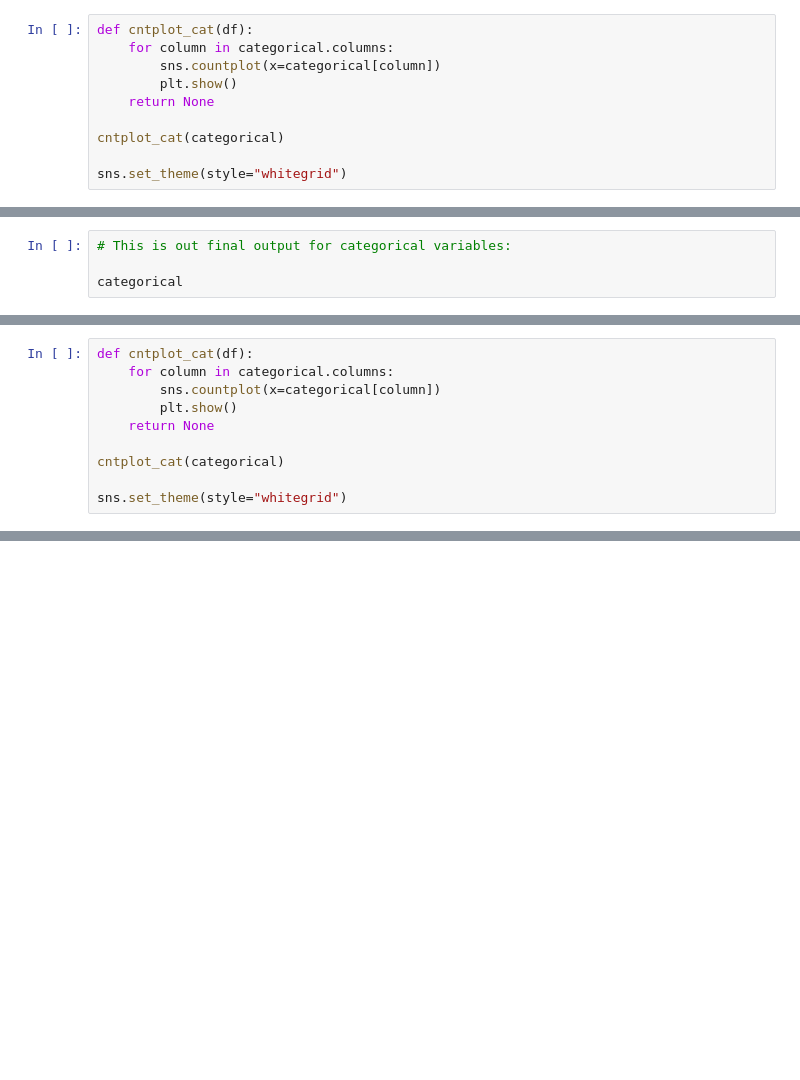
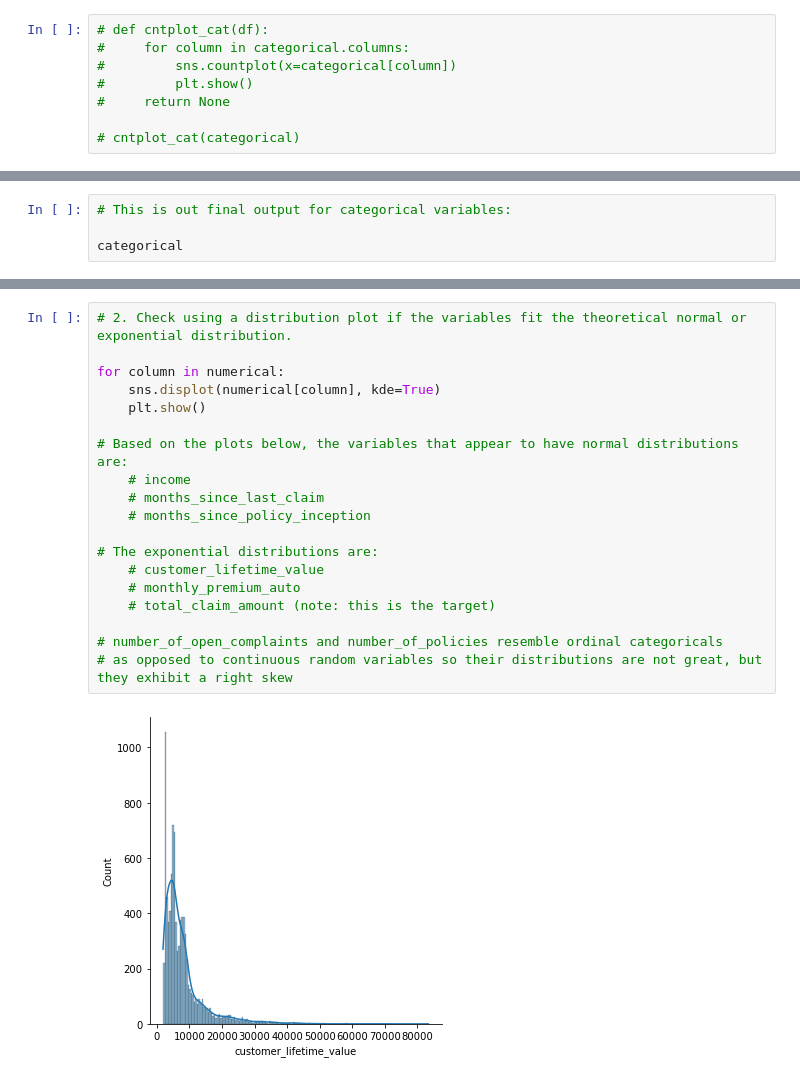
Before and after one commit to wmarshalljr/lab-cleaning-numerical-data, a Jupyter notebook: files_for_lab/Lab_NumCat_4.1_4.2.ipynb, the cells around one changed output, grey strips where cells are left out. Saved outputs shown, nothing was run; the diff lists cells and outputs as text; blank space fills up the shorter version.

Commit message:
Lab update - regression models & prob distribution_4.5_4.6

```diff
--- a/files_for_lab/Lab_NumCat_4.1_4.2.ipynb
+++ b/files_for_lab/Lab_NumCat_4.1_4.2.ipynb
@@ -140,13 +139,11 @@ categorical.head()
 # %%
 categorical['state'].unique()
 # %%
-def cntplot_cat(df):
-    for column in categorical.columns:
-        sns.countplot(x=categorical[column])
-        plt.show()
-    return None
+# def cntplot_cat(df):
+#     for column in categorical.columns:
+#         sns.countplot(x=categorical[column])
+#         plt.show()
+#     return None
 
-cntplot_cat(categorical)
-
-sns.set_theme(style="whitegrid")
+# cntplot_cat(categorical)
 # %%
@@ -211,12 +203,2 @@ categorical # I've already cleaned the categorical data to my liking above. See
-# %%
-def cntplot_cat(df):
-    for column in categorical.columns:
-        sns.countplot(x=categorical[column])
-        plt.show()
-    return None
-
-cntplot_cat(categorical)
-
-sns.set_theme(style="whitegrid")
 # %%
 customer_df['effective_to_date']
@@ -265,0 +448,21 @@ plt.show()
+# %%
+# 2. Check using a distribution plot if the variables fit the theoretical normal or exponential distribution.
+
+for column in numerical:
+    sns.displot(numerical[column], kde=True)
+    plt.show()
+
+# Based on the plots below, the variables that appear to have normal distributions are:
+    # income
+    # months_since_last_claim
+    # months_since_policy_inception
+
+# The exponential distributions are:
+    # customer_lifetime_value
+    # monthly_premium_auto
+    # total_claim_amount (note: this is the target)
+
+# number_of_open_complaints and number_of_policies resemble ordinal categoricals
+# as opposed to continuous random variables so their distributions are not great, but they exhibit a right skew
+# %% [output]
+[figure, added]
```
Also changed, not shown: parts of 35 cells of this notebook.
